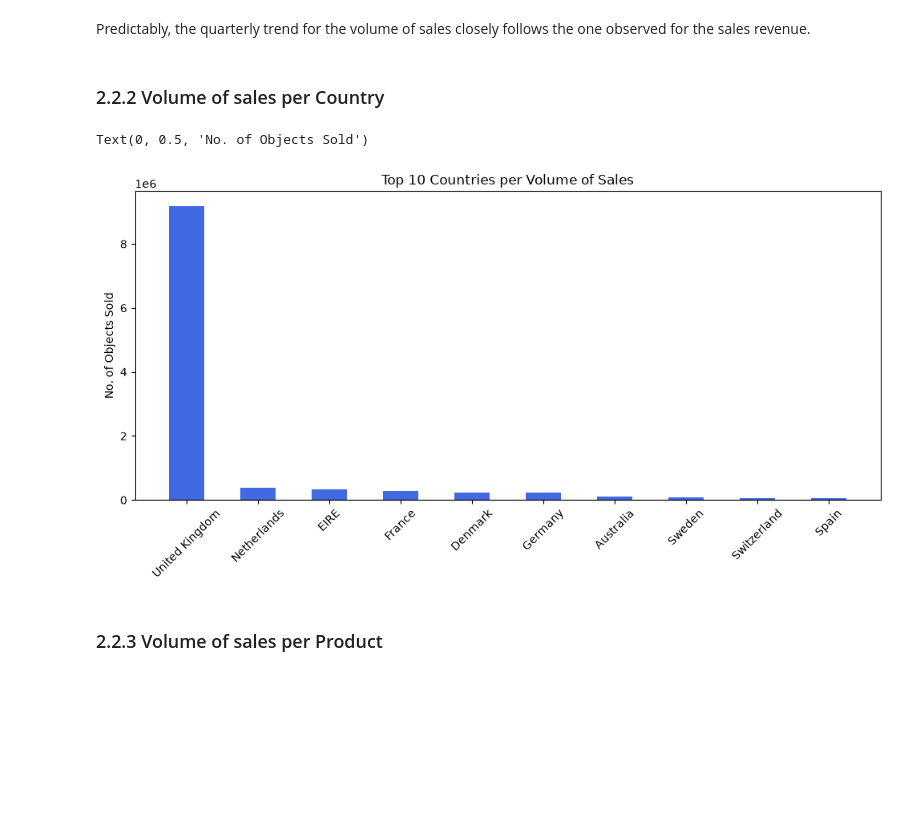
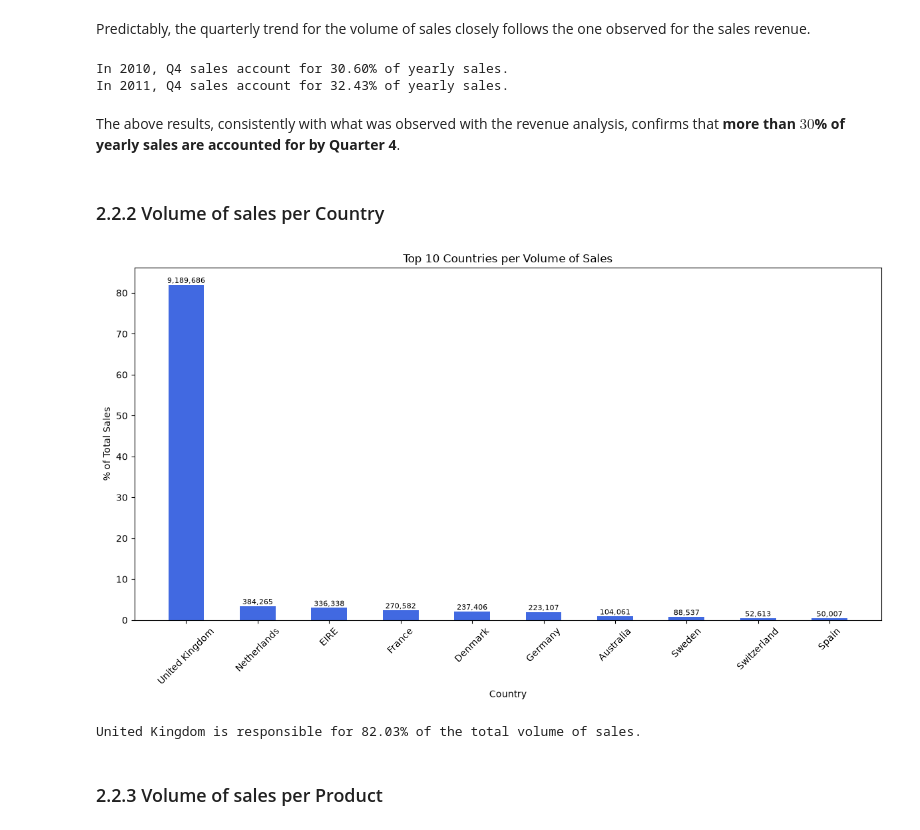
Before and after one commit to Sara-Munafo/retail-sales-analysis, a Jupyter notebook: notebooks/02_analysis.ipynb, the cells around one changed output. Cells and saved outputs as stored; diff of their text form; code cells hidden in the pictures; blank space fills up the shorter version.

Commit message:
completed sql analysis

```diff
--- a/notebooks/02_analysis.ipynb
+++ b/notebooks/02_analysis.ipynb
@@ -232,6 +308,20 @@ plt.show()
 [figure]
 # %% [markdown]
 Predictably, the quarterly trend for the volume of sales closely follows the one observed for the sales revenue.
+# %%
+sal_2010 = df_sal_quart[df_sal_quart["year"]=='2010']["volume"].sum()
+sal_2011 = df_sal_quart[df_sal_quart["year"]=='2011']["volume"].sum()
+
+q4_2010_vol = df_sal_quart[df_sal_quart["year_quarter"]=='2010-Q4']["volume"].item()
+q4_2011_vol = df_sal_quart[df_sal_quart["year_quarter"]=='2011-Q4']["volume"].item()
+
+print(f"In 2010, Q4 sales account for {(q4_2010_vol/sal_2010)*100:.2f}% of yearly sales.")
+print(f"In 2011, Q4 sales account for {(q4_2011_vol/sal_2011)*100:.2f}% of yearly sales.")
+# %% [output]
+In 2010, Q4 sales account for 30.60% of yearly sales.
+In 2011, Q4 sales account for 32.43% of yearly sales.
+# %% [markdown]
+The above results, consistently with what was observed with the revenue analysis, confirms that **more than $30$% of yearly sales are accounted for by Quarter 4**.
 # %% [markdown]
 ### 2.2.2 Volume of sales per Country
 # %%
@@ -243,15 +333,34 @@ q_country_vol = """
     """
 
 df_country_vol = pd.read_sql(q_country_vol, engine)
+df_country_vol["volume_pct"] = df_country_vol["volume"]/df_country_vol["volume"].sum() *100
-# %%
-plt.figure(figsize=(12,5))
-plt.bar(df_country_vol["Country"][:10], df_country_vol["volume"][:10], width=0.5, color="royalblue")
-plt.xticks(rotation=45)
-plt.title("Top 10 Countries per Volume of Sales")
-plt.ylabel("No. of Objects Sold")
-# %% [output]
-Text(0, 0.5, 'No. of Objects Sold')
-[figure, removed]
+# %%
+fig, ax = plt.subplots(figsize=(12, 7))
+
+bars = ax.bar(df_country_vol["Country"][:10],
+              df_country_vol["volume_pct"][:10],
+              width=0.5, color="royalblue")
+
+for bar, val in zip(bars, df_country_vol["volume"][:10]):
+    ax.text(bar.get_x() + bar.get_width()/2,
+            bar.get_height(),
+            f'{val:,.0f}',
+            ha='center', va='bottom', fontsize=8)
+
+ax.set_xlabel("Country")
+ax.set_ylabel("% of Total Sales")
+ax.set_title("Top 10 Countries per Volume of Sales")
+plt.xticks(rotation=45)
+plt.tight_layout()
+plt.show()
+# %% [output]
+[figure, added]
+# %%
+uk_vol = df_country_vol[df_country_vol["Country"]=="United Kingdom"]["volume_pct"].item()
+
+print(f"United Kingdom is responsible for {uk_vol:.2f}% of the total volume of sales.")
+# %% [output]
+United Kingdom is responsible for 82.03% of the total volume of sales.
 # %% [markdown]
 ### 2.2.3 Volume of sales per Product
 # %%
```
Also changed, not shown: parts of 37 cells of this notebook.
